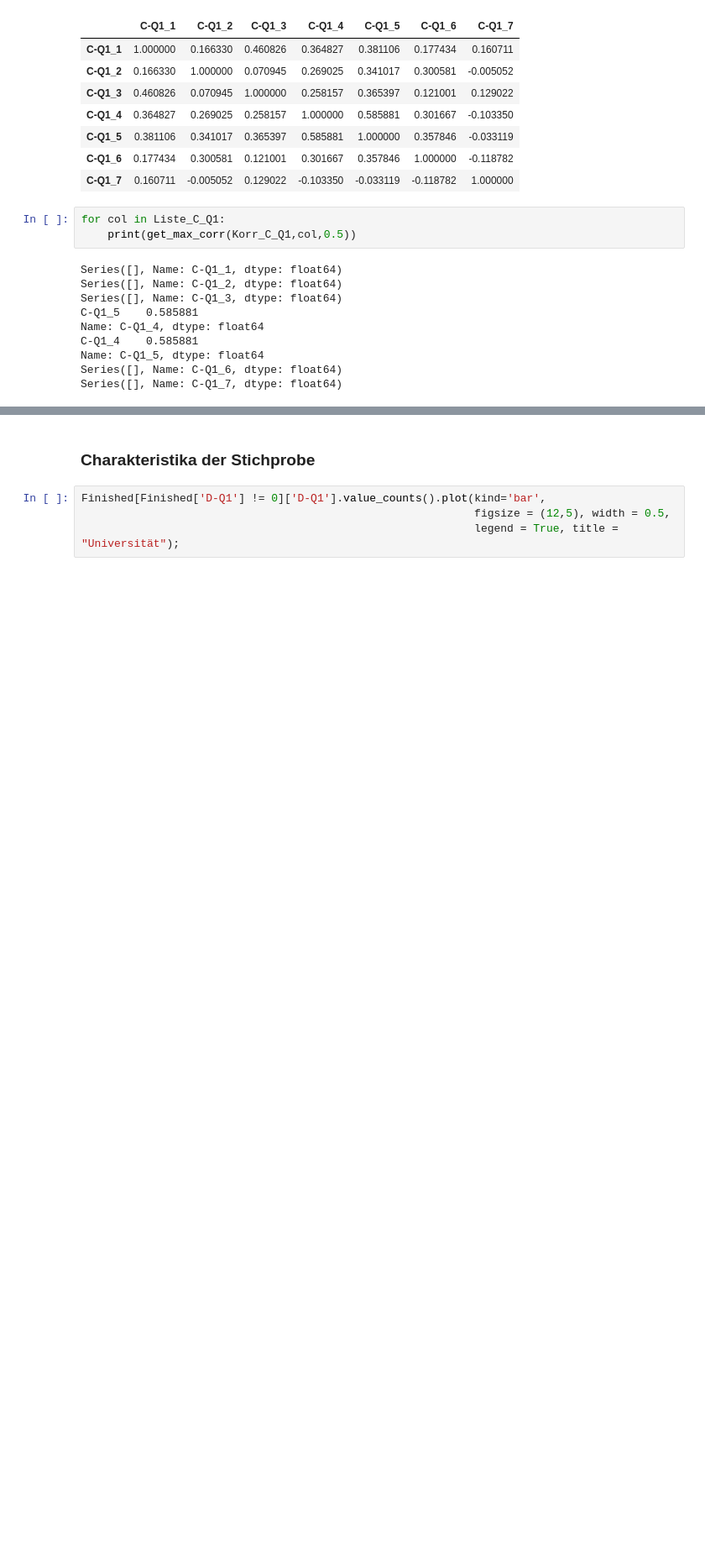
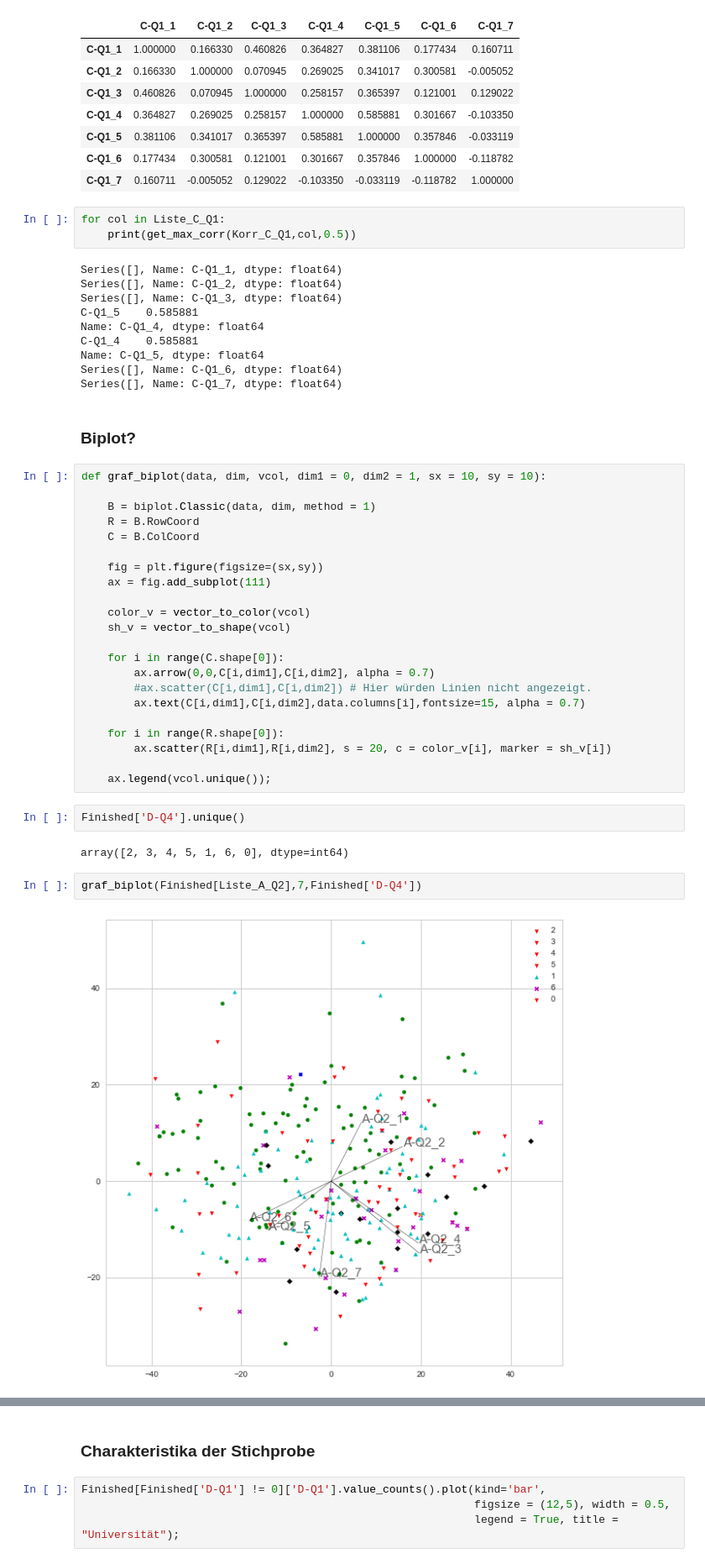
Before and after one commit to martinakienberger/Dissertation_LIS, a Jupyter notebook: Datenanalyse_Hauptstudie.ipynb, the cells around one changed output, grey strips where cells are left out. Shown at 84% size. Saved outputs shown, nothing was run; the diff lists cells and outputs as text; blank space fills up the shorter version.

Commit message:
Biplot

```diff
--- a/Datenanalyse_Hauptstudie.ipynb
+++ b/Datenanalyse_Hauptstudie.ipynb
@@ -810,3 +806,35 @@ C-Q1_4    0.585881
 Name: C-Q1_5, dtype: float64
 Series([], Name: C-Q1_6, dtype: float64)
 Series([], Name: C-Q1_7, dtype: float64)
+# %% [markdown]
+### Biplot?
+# %%
+def graf_biplot(data, dim, vcol, dim1 = 0, dim2 = 1, sx = 10, sy = 10):
+
+    B = biplot.Classic(data, dim, method = 1)
+    R = B.RowCoord
+    C = B.ColCoord
+
+    fig = plt.figure(figsize=(sx,sy))
+    ax = fig.add_subplot(111)
+
+    color_v = vector_to_color(vcol)
+    sh_v = vector_to_shape(vcol)
+
+    for i in range(C.shape[0]):
+        ax.arrow(0,0,C[i,dim1],C[i,dim2], alpha = 0.7)
+        #ax.scatter(C[i,dim1],C[i,dim2]) # Hier würden Linien nicht angezeigt.
+        ax.text(C[i,dim1],C[i,dim2],data.columns[i],fontsize=15, alpha = 0.7)
+
+    for i in range(R.shape[0]):
+        ax.scatter(R[i,dim1],R[i,dim2], s = 20, c = color_v[i], marker = sh_v[i])
+
+    ax.legend(vcol.unique());
+# %%
+Finished['D-Q4'].unique()
+# %% [output]
+array([2, 3, 4, 5, 1, 6, 0], dtype=int64)
+# %%
+graf_biplot(Finished[Liste_A_Q2],7,Finished['D-Q4'])
+# %% [output]
+[figure, added]
```
Also changed, not shown: parts of 15 cells of this notebook.
